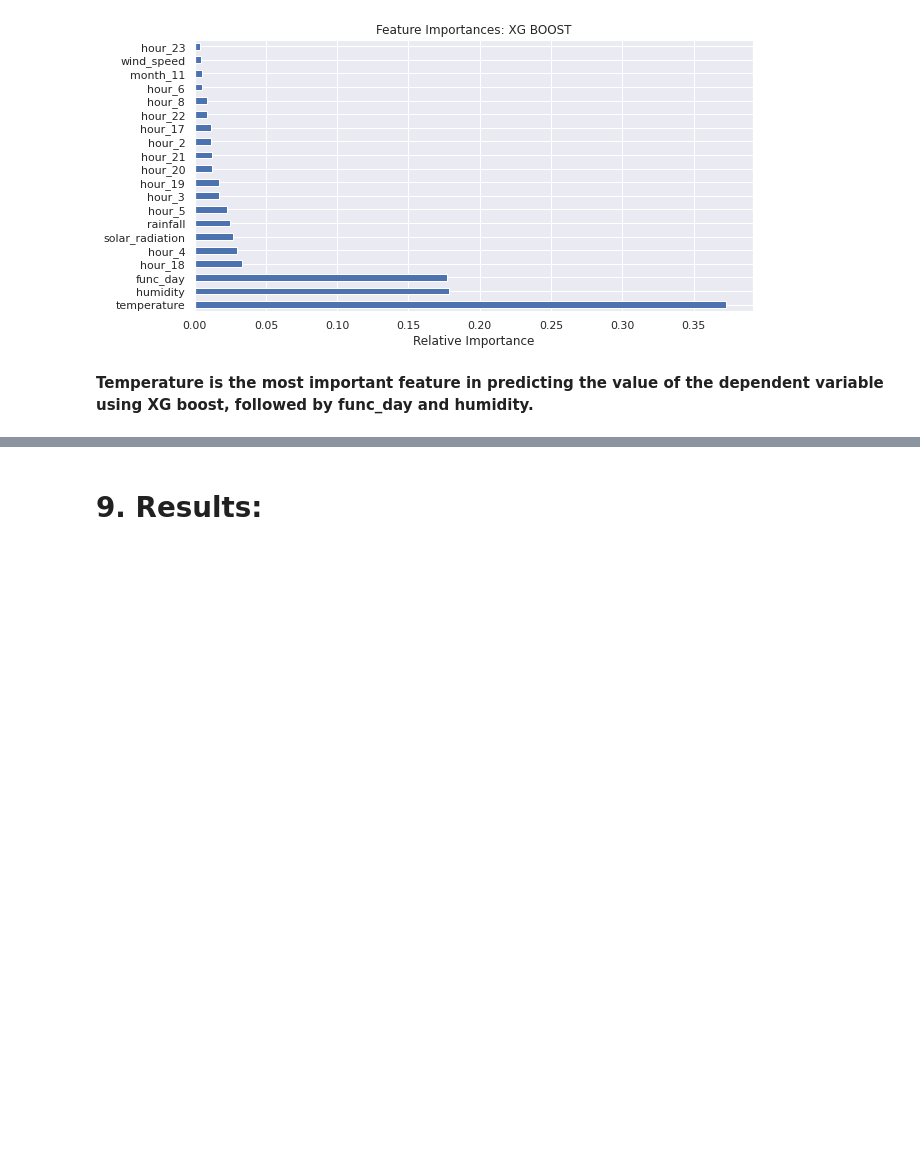
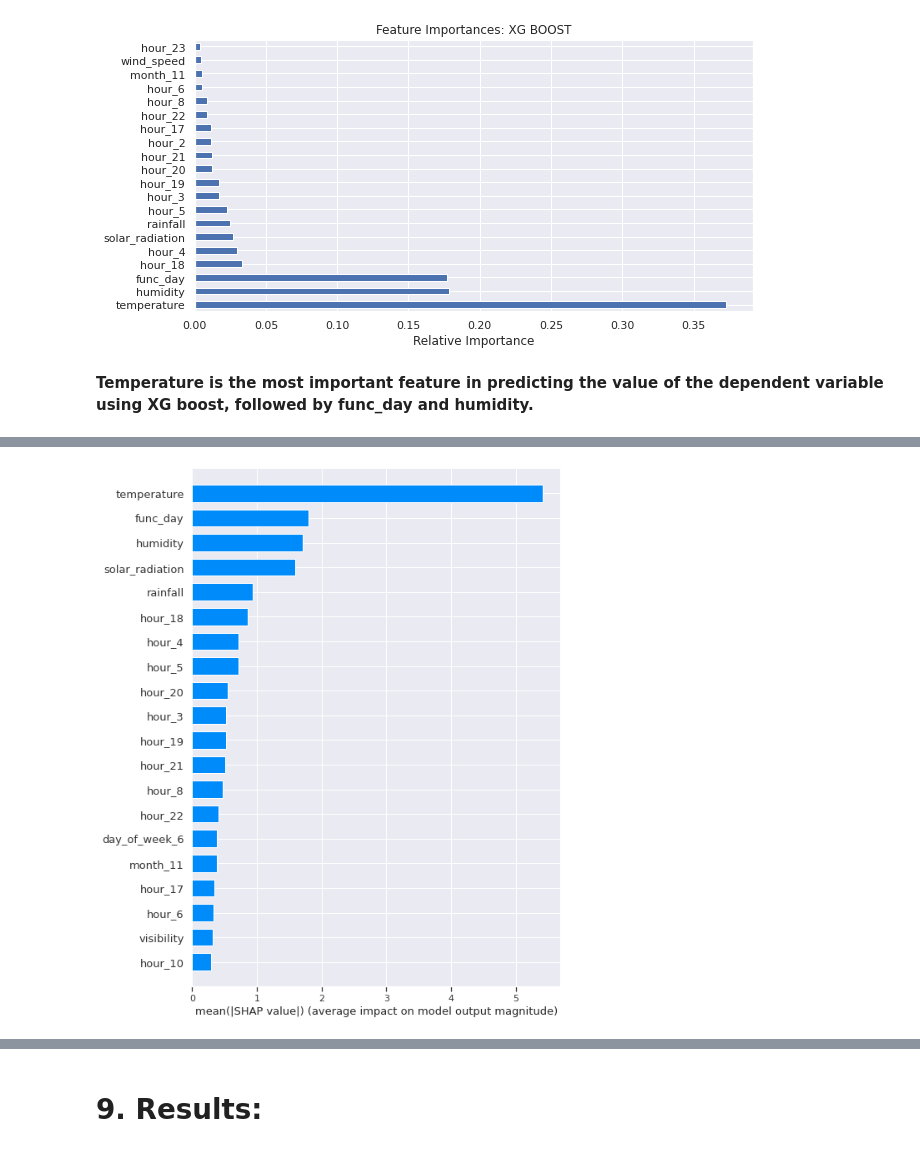
Before and after one commit to dileep-rawat/Capstone_Project_2--Bike_sharing_demand_prediction, a Jupyter notebook: Bike_Sharing_Demand_Prediction_Capstone_Project.ipynb, the cells around one changed output, grey strips where cells are left out. Drawn from its saved outputs; the diff is of its cells as text; code cells hidden in the pictures; blank space fills up the shorter version.

```diff
--- a/Bike_Sharing_Demand_Prediction_Capstone_Project.ipynb
+++ b/Bike_Sharing_Demand_Prediction_Capstone_Project.ipynb
@@ -1019,0 +1094,5 @@ plt.show()
+# %%
+# Obtain a Bar Summary Plot
+shap.summary_plot(shap_values, X_train, plot_type="bar")
+# %% [output]
+[figure, added]
```
Also changed, not shown: parts of 51 cells of this notebook.
